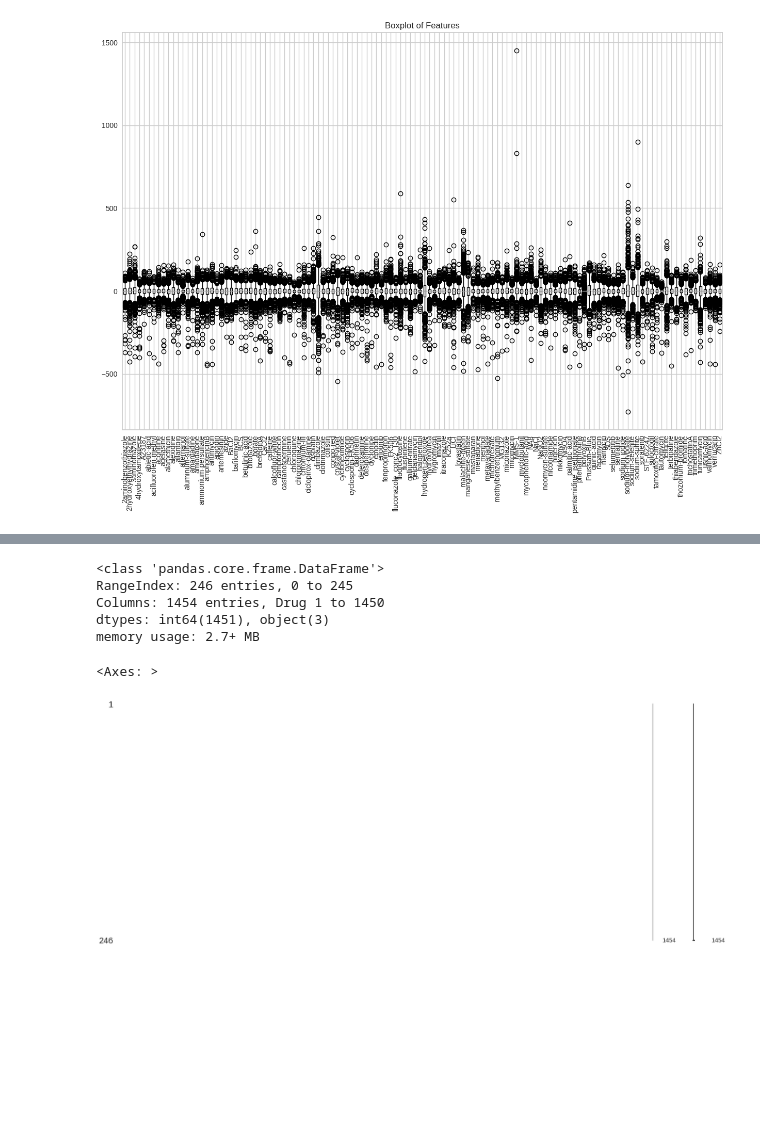
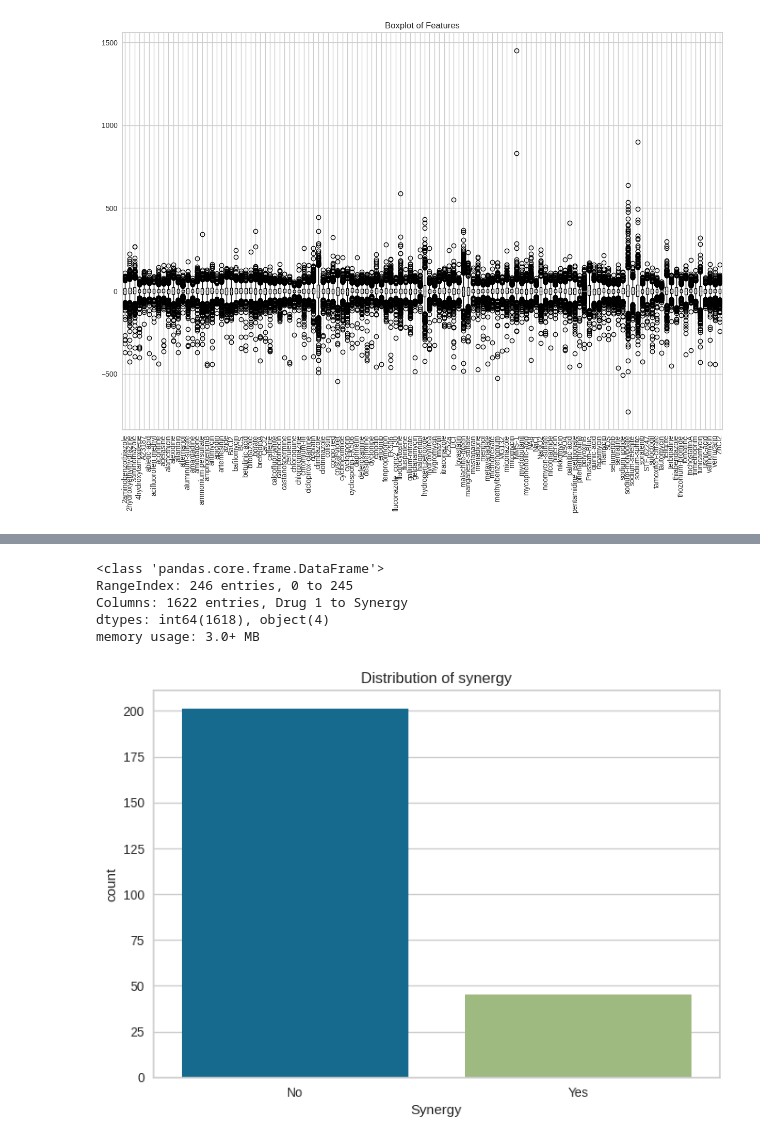
Before and after one commit to mozey256/OSCAAR, a Jupyter notebook: chemo_data_EDA.ipynb, the cells around one changed output, grey strips where cells are left out. Saved outputs shown, nothing was run; the diff lists cells and outputs as text; code cells hidden in the pictures; blank space fills up the shorter version.

```diff
--- a/chemo_data_EDA.ipynb
+++ b/chemo_data_EDA.ipynb
@@ -204,13 +197,15 @@ chem_comb.describe()
 # %%
-chem_comb.info()
+mldata.info()
 # %% [output]
 <class 'pandas.core.frame.DataFrame'>
 RangeIndex: 246 entries, 0 to 245
-Columns: 1454 entries, Drug 1 to 1450
-dtypes: int64(1451), object(3)
-memory usage: 2.7+ MB
+Columns: 1622 entries, Drug 1 to Synergy
+dtypes: int64(1618), object(4)
+memory usage: 3.0+ MB
-# %%
-msno.matrix(chem)
-# %% [output]
-<Axes: >
-[figure, removed]
+# %%
+# Distribution of the target variable
+sns.countplot(x='Synergy', data=mldata)
+plt.title('Distribution of synergy')
+plt.show()
+# %% [output]
+[figure, added]
```
Also changed, not shown: parts of 18 cells of this notebook.
